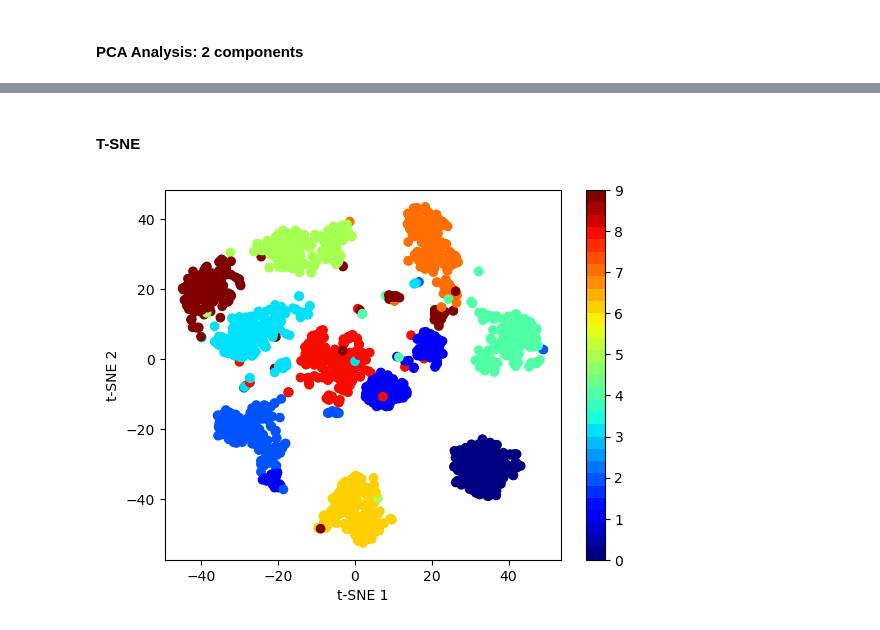
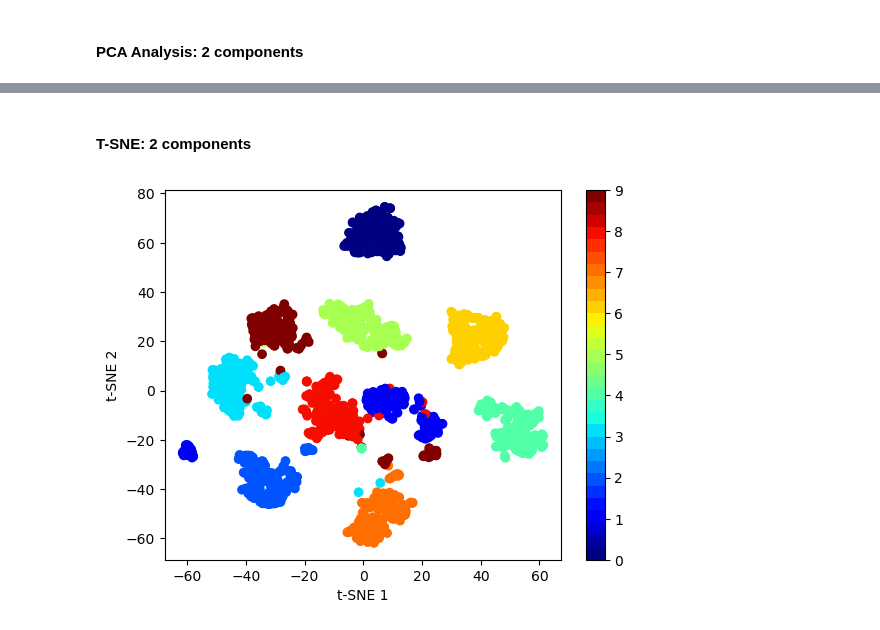
Before and after one commit to williamasesoftware/Computational_linear_algebra, a Jupyter notebook: main_MNIST.ipynb, the cells around one changed output, grey strips where cells are left out. Saved outputs shown, nothing was run; the diff lists cells and outputs as text; code cells hidden in the pictures.

```diff
--- a/main_MNIST.ipynb
+++ b/main_MNIST.ipynb
@@ -318,29 +321,30 @@ plt.show()
 # %% [markdown]
-#### T-SNE
+#### T-SNE: 2 components
 # %%
 from sklearn.manifold import TSNE
+from sklearn.preprocessing import MinMaxScaler
 
+scaler = MinMaxScaler()
+data_std = scaler.fit_transform(data)
+#data_std = data/max(data)
 
-scaler = StandardScaler()
-data_std = scaler.fit_transform(data)
-
-tsne = TSNE(n_components=2, random_state=42)
+tsne = TSNE(n_components=2, random_state=42,perplexity=20)
 data_tsne = tsne.fit_transform(data_std)
 
 # Generar índices aleatorios
 random_indices = np.random.choice(len(data_tsne), size=len(data_tsne), replace=False)
 
 # Obtener los datos correspondientes a los índices aleatorios
 data_tsne_random = data_tsne[random_indices]
-Ground_truth_random = Ground_truth[random_indices]
+Ground_truth_random_3 = Ground_truth[random_indices]
 
 # Graficar los datos
 cmap = plt.get_cmap('jet', 30)
 cmap.set_under('gray')
-plt.scatter(data_tsne_random[:, 0], data_tsne_random[:, 1], c=Ground_truth_random, cmap=cmap)
+plt.scatter(data_tsne_random[:, 0], data_tsne_random[:, 1], c=Ground_truth_random_3, cmap=cmap)
 plt.xlabel('t-SNE 1')
 plt.ylabel('t-SNE 2')
 plt.colorbar()
 plt.show()
 # %% [output]
-[figure, old version]
+[figure, new version]
```
Also changed, not shown: parts of 9 cells of this notebook.
